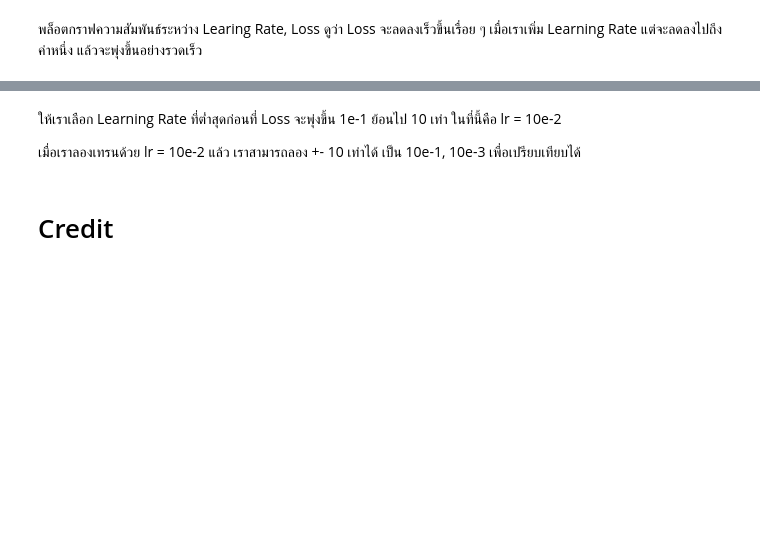
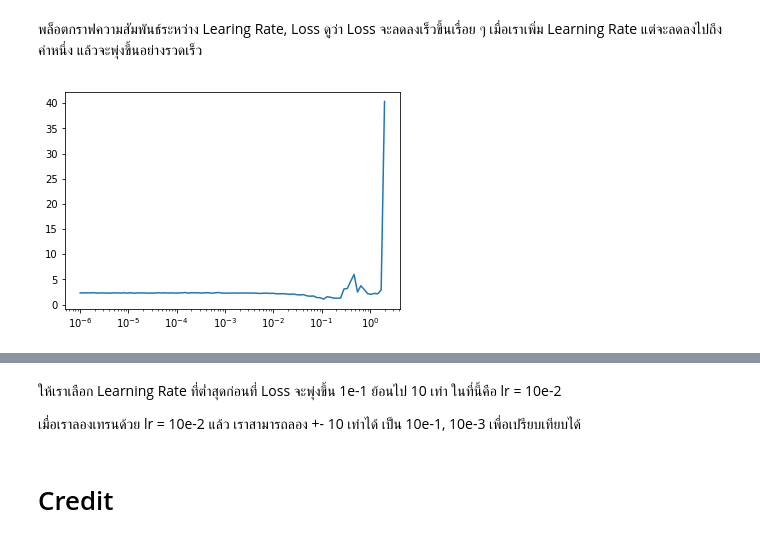
Before and after one commit to gnoparus/bualabs, a Jupyter notebook: nbs/16j-callback-lr_finder.ipynb, the cells around one changed output, grey strips where cells are left out. Saved outputs shown, nothing was run; the diff lists cells and outputs as text; code cells hidden in the pictures; blank space fills up the shorter version.

Commit message:
Rerun and add plot skip_last=0

```diff
--- a/nbs/16j-callback-lr_finder.ipynb
+++ b/nbs/16j-callback-lr_finder.ipynb
@@ -284,4 +286,8 @@ run.recorder.plot_lr()
 # %% [markdown]
 พล็อตกราฟความสัมพันธ์ระหว่าง Learing Rate, Loss ดูว่า Loss จะลดลงเร็วขึ้นเรื่อย ๆ เมื่อเราเพิ่ม Learning Rate แต่จะลดลงไปถึงค่าหนึ่ง แล้วจะพุ่งขึ้นอย่างรวดเร็ว
+# %%
+run.recorder.plot(skip_last=0)
+# %% [output]
+[figure, added]
 # %%
 run.recorder.plot(skip_last=1)
```
Also changed, not shown: parts of 2 cells of this notebook.
